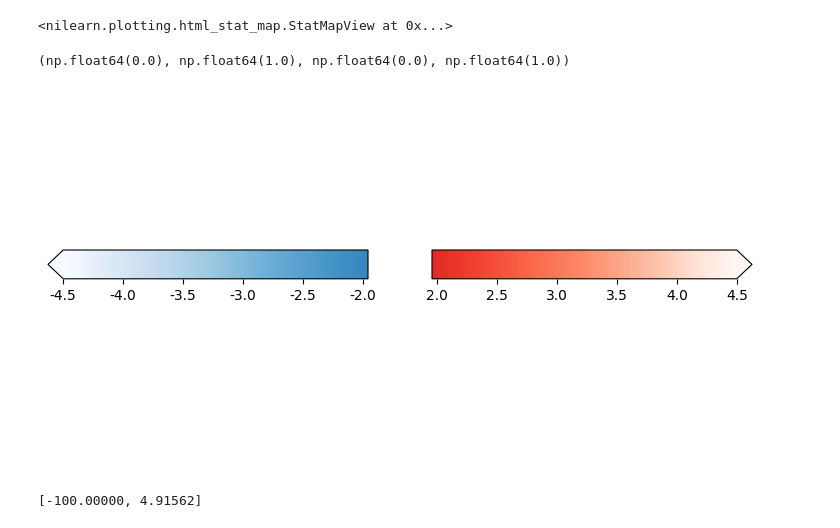
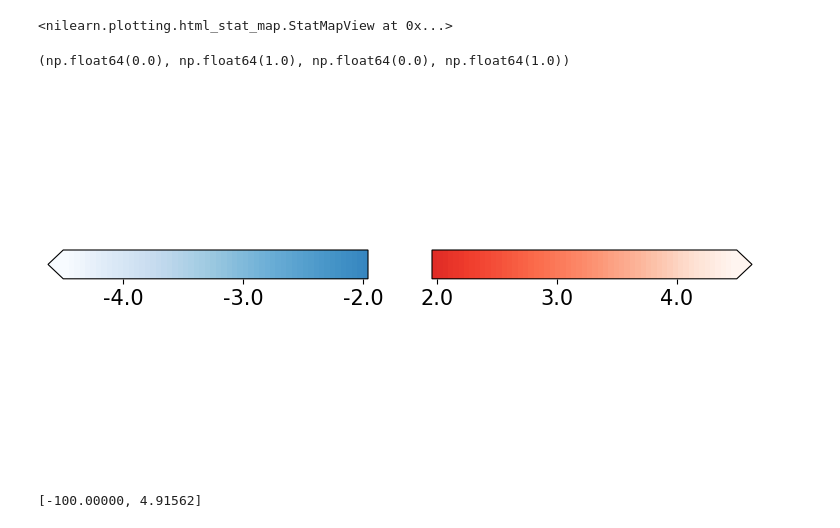
Before and after one commit to psb629/CommonLab, a Jupyter notebook: GP/scripts/fMRI.fig.3i.ipynb, the cells around one changed output. Cells and saved outputs as stored; diff of their text form; code cells hidden in the pictures.

Commit message:
plot fig.3i

```diff
--- a/GP/scripts/fMRI.fig.3i.ipynb
+++ b/GP/scripts/fMRI.fig.3i.ipynb
@@ -215,34 +215,37 @@ cax = fig.add_axes([0.55, 0.5, w, 0.06])
 cbar = fig.colorbar(
     colormapping, extend='max',
     orientation='horizontal',
     format='%.1f',
     cax=cax
 )
+cbar.ax.tick_params(labelsize=15)
 
 ################
 ## lower cmap ##
 ################
 
 ### 컬러바 생성
 array_cmap = cmap(range(cmap.N))[:int(norm(-thresh)*cmap.N)]
 colormapping = cm.ScalarMappable(
     norm=colors.Normalize(vmin=vmin, vmax=-thresh),
     cmap=colors.ListedColormap(array_cmap)
 )
 ### 컬러바 삽입
 # w = abs(vmin*0.1)
 w = 0.5
 cax = fig.add_axes([0.45-w, 0.5, w, 0.06])
 cbar = fig.colorbar(
     colormapping, extend='min',
     orientation='horizontal',
     format='%.1f',
     cax=cax
 )
+cbar.ax.tick_params(labelsize=15)
+
 ax.axis('off')
 # %% [output]
 (np.float64(0.0), np.float64(1.0), np.float64(0.0), np.float64(1.0))
-[figure, old version]
+[figure, new version]
 # %%
 stat[(stat>-thresh)&(stat<thresh)] = -100
 # %%
```
Also changed, not shown: parts of 1 cell of this notebook.
